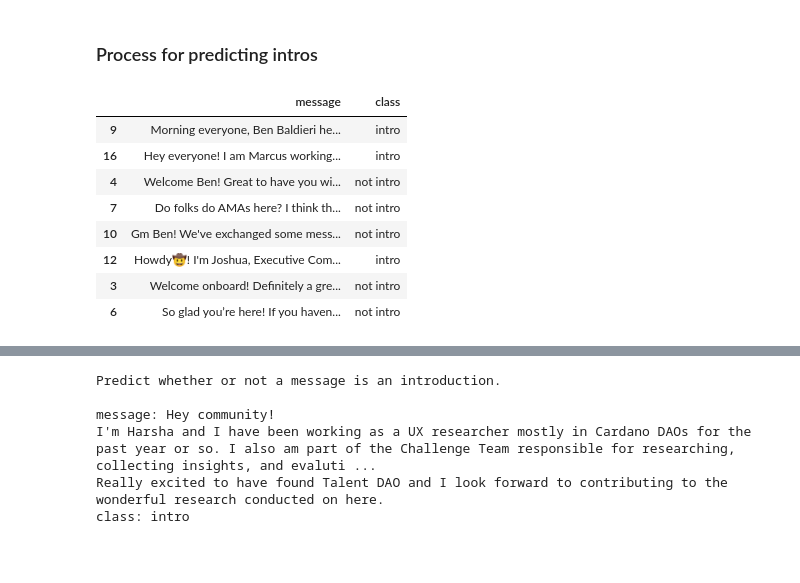
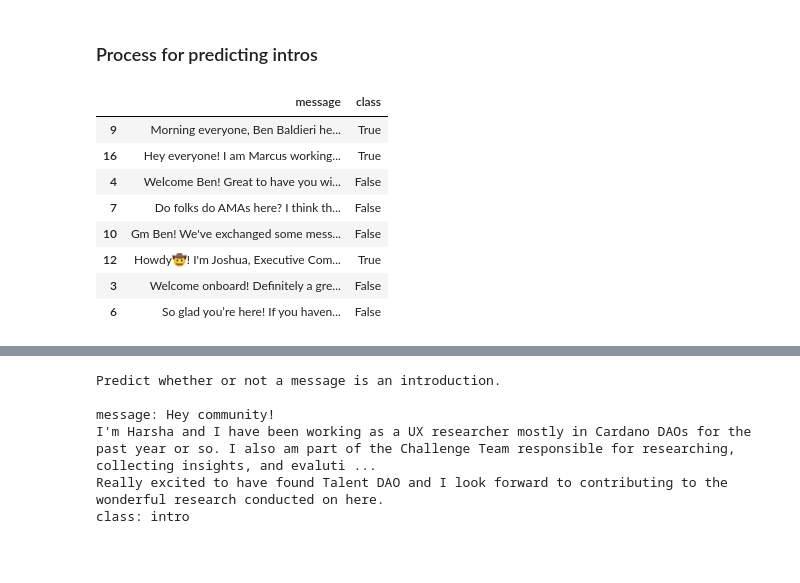
Before and after one commit to k3nnethfrancis/leo, a Jupyter notebook: notebooks/onboard.ipynb, the cells around one changed output, grey strips where cells are left out. Saved outputs shown, nothing was run; the diff lists cells and outputs as text; code cells hidden in the pictures.

```diff
--- a/notebooks/onboard.ipynb
+++ b/notebooks/onboard.ipynb
@@ -386,25 +386,25 @@ intro
 # %%
 # intros list to dataframe
 import pandas as pd
 data = pd.DataFrame(intros[103:120])
 data = data.rename(columns={0: "message"})
 # # correcting the above line
-classes = ["intro", "not intro", "not intro", "not intro", "not intro", "not intro", "not intro", "not intro", "not intro",
-           "intro", "not intro", "not intro", "intro", "not intro", "not intro", "not intro", "intro"]
+classes = ["True", "False", "False", "False", "False", "False", "False", "False", "False",
+           "True", "False", "False", "True", "False", "False", "False", "True"]
 data["class"] = classes
 data
 
 # split into train and test
 from sklearn.model_selection import train_test_split
 train, test = train_test_split(data, test_size=0.5, random_state=42)
 train
 # %% [output]
 |  | message | class |
-| 9 | Morning everyone, Ben Baldieri he... | intro |
-| 16 | Hey everyone! I am Marcus working... | intro |
-| 4 | Welcome Ben! Great to have you wi... | not intro |
-| 7 | Do folks do AMAs here? I think th... | not intro |
-| 10 | Gm Ben! We've exchanged some mess... | not intro |
-| 12 | Howdy🤠! I'm Joshua, Executive Com... | intro |
-| 3 | Welcome onboard! Definitely a gre... | not intro |
-| 6 | So glad you’re here! If you haven... | not intro |
+| 9 | Morning everyone, Ben Baldieri he... | True |
+| 16 | Hey everyone! I am Marcus working... | True |
+| 4 | Welcome Ben! Great to have you wi... | False |
+| 7 | Do folks do AMAs here? I think th... | False |
+| 10 | Gm Ben! We've exchanged some mess... | False |
+| 12 | Howdy🤠! I'm Joshua, Executive Com... | True |
+| 3 | Welcome onboard! Definitely a gre... | False |
+| 6 | So glad you’re here! If you haven... | False |
```
Also changed, not shown: parts of 6 cells of this notebook, 7 other files.
